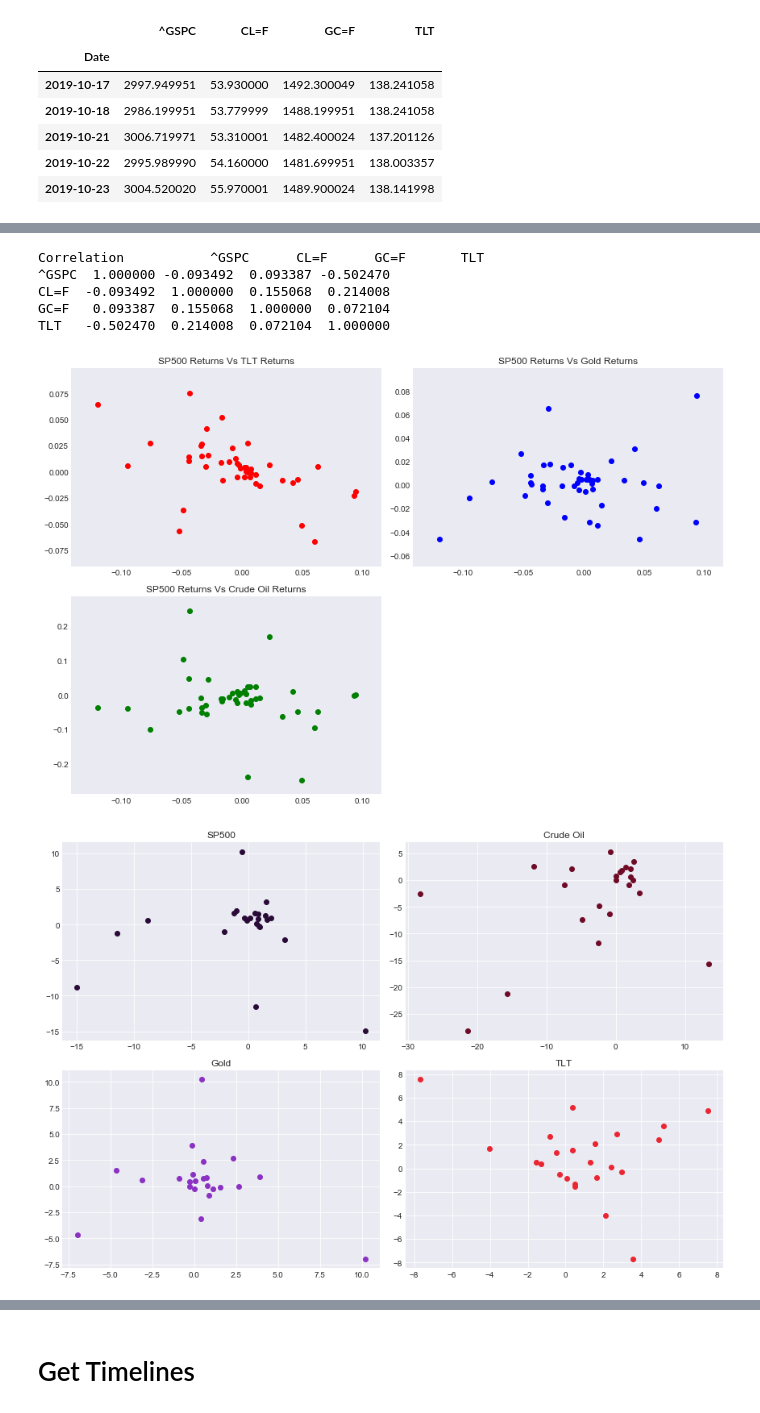
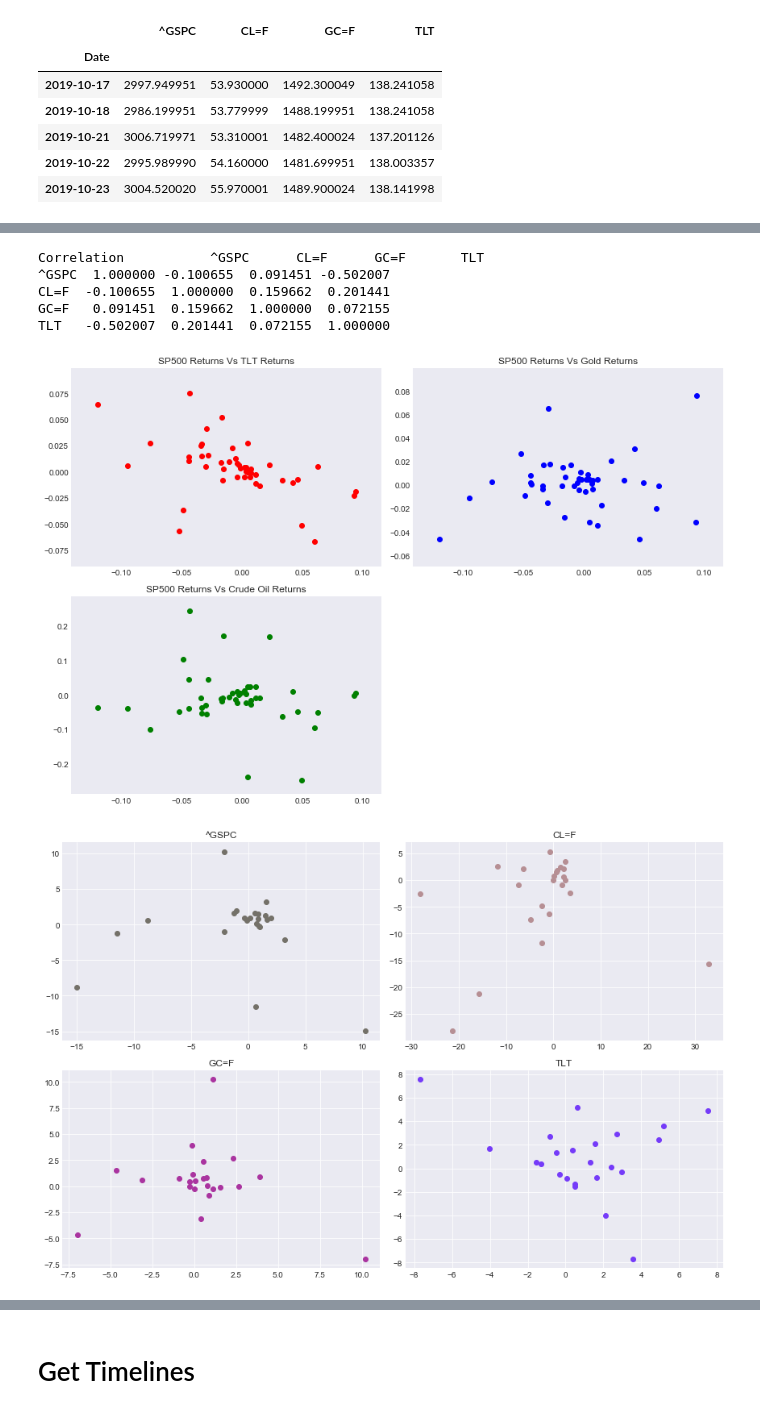
Before and after one commit to QuantInsti/webinars, a Jupyter notebook: Impact of Pandemics on Financial Markets/Pandemics Analytics.ipynb, the cells around one changed output, grey strips where cells are left out. Saved outputs shown, nothing was run; the diff lists cells and outputs as text; code cells hidden in the pictures.

```diff
--- a/Impact of Pandemics on Financial Markets/Pandemics Analytics.ipynb
+++ b/Impact of Pandemics on Financial Markets/Pandemics Analytics.ipynb
@@ -58,7 +58,3 @@ data.head()
 | 2019-10-21 | 3006.719971 | 53.310001 | 1482.400024 | 137.201126 |
 | 2019-10-22 | 2995.989990 | 54.160000 | 1481.699951 | 138.003357 |
 | 2019-10-23 | 3004.520020 | 55.970001 | 1489.900024 | 138.141998 |
-# %%
-# Rename columns
-data.columns = ['SP500','Crude Oil', 'Gold', 'TLT']
-data.head()
@@ -196,30 +184,30 @@ def plot_scatter(data, tl):
 plot_scatter(data,covid_timelines)
 # %% [output]
 Correlation           ^GSPC      CL=F      GC=F       TLT
-^GSPC  1.000000 -0.093492  0.093387 -0.502470
-CL=F  -0.093492  1.000000  0.155068  0.214008
-GC=F   0.093387  0.155068  1.000000  0.072104
-TLT   -0.502470  0.214008  0.072104  1.000000
+^GSPC  1.000000 -0.100655  0.091451 -0.502007
+CL=F  -0.100655  1.000000  0.159662  0.201441
+GC=F   0.091451  0.159662  1.000000  0.072155
+TLT   -0.502007  0.201441  0.072155  1.000000
-[figure, old version]
+[figure, new version]
 # %%
 def plot_auto_correlation(data, tl):
     data_pc = data.resample('W').ffill().pct_change()*100
     fig = plt.figure(figsize=(12, 8))
     i=1
     for col in data_pc.columns:
         sub = fig.add_subplot(2, 2, i)
         i=i+1
         r = random.random()
         b = random.random()
         g = random.random()
         sub.scatter(data_pc.loc[:,col],data_pc.shift(1).loc[:,col],color=(r,g,b))
         sub.set_title(col)
     plt.tight_layout()
     plt.show()
 
-plot_auto_correlation(data,tl)
+plot_auto_correlation(data,covid_timelines)
 # %% [output]
-[figure, old version]
+[figure, new version]
 # %%
 def calc_returns(data,first_date):
     returns = pd.DataFrame(index=data.columns)
```
Also changed, not shown: parts of 8 cells of this notebook.
